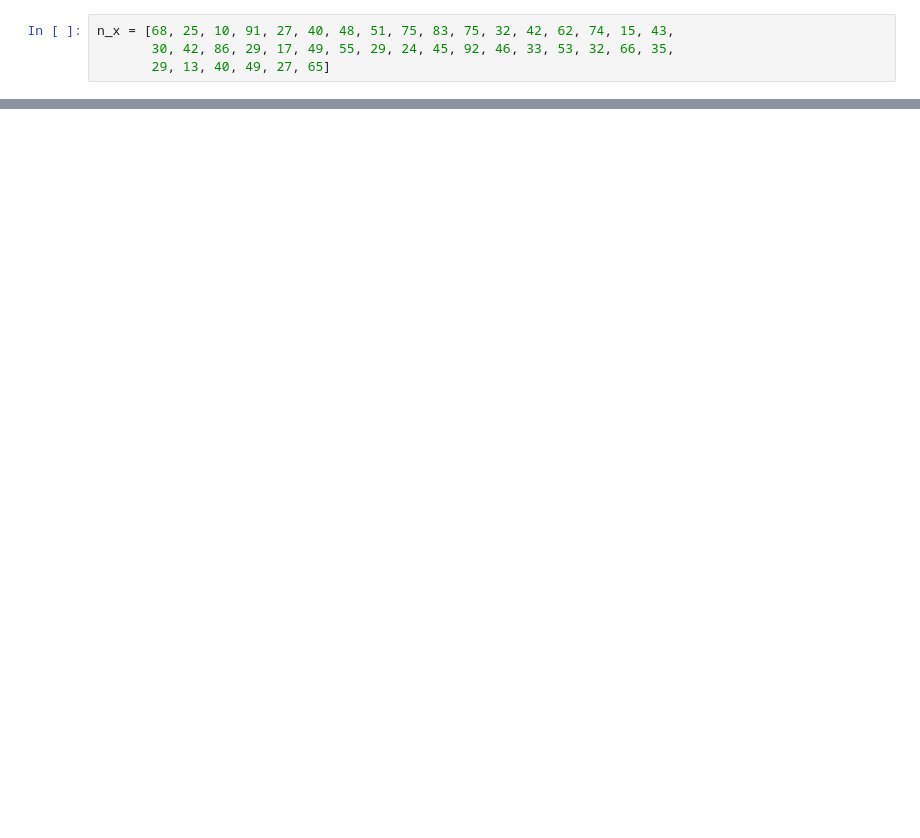
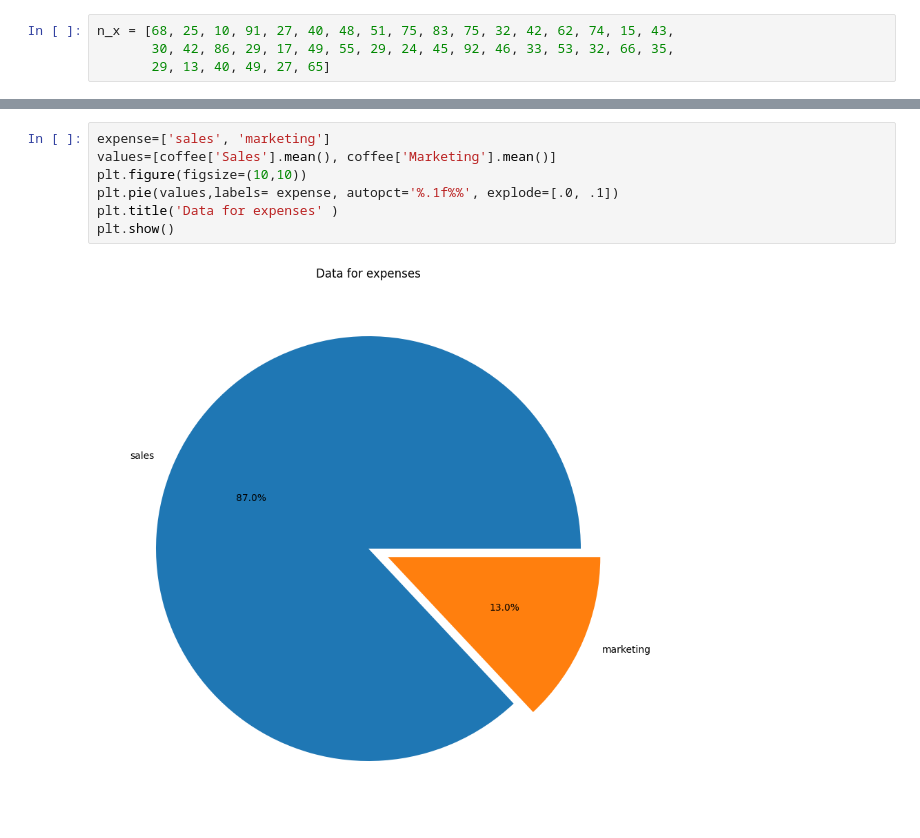
Before and after one commit to KhmAsif/IMSE441Spring24, a Jupyter notebook: Bootcamp.ipynb, the cells around one changed output, grey strips where cells are left out. Saved outputs shown, nothing was run; the diff lists cells and outputs as text; blank space fills up the shorter version.

```diff
--- a/Bootcamp.ipynb
+++ b/Bootcamp.ipynb
@@ -522,3 +765,12 @@ plt.show()
+# %%
+expense=['sales', 'marketing']
+values=[coffee['Sales'].mean(), coffee['Marketing'].mean()]
+plt.figure(figsize=(10,10))
+plt.pie(values,labels= expense, autopct='%.1f%%', explode=[.0, .1])
+plt.title('Data for expenses' )
+plt.show()
+# %% [output]
+[figure, added]
 # %%
 fig, ((ax1, ax2), (ax3,ax4)) = plt.subplots(nrows=2,ncols=2)
 ax1.plot()
```
Also changed, not shown: parts of 86 cells of this notebook.
